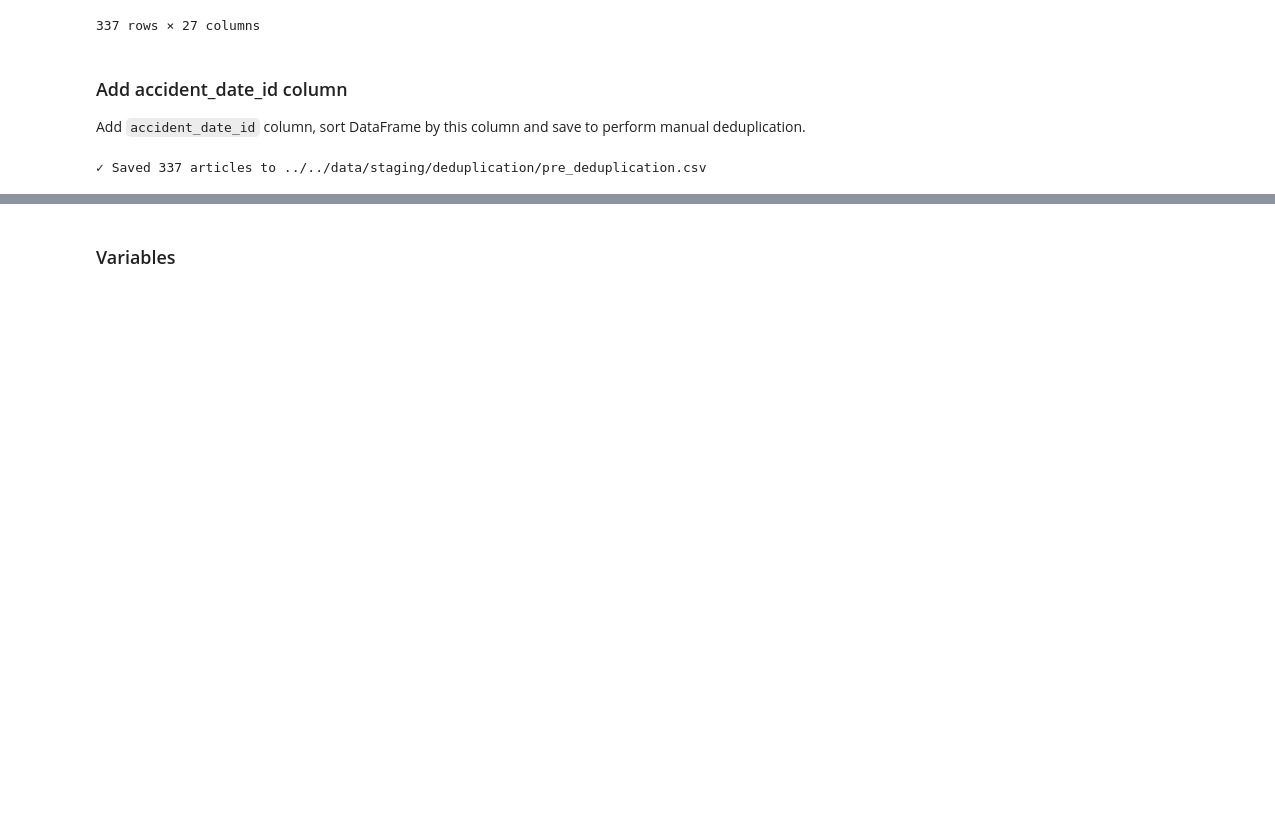
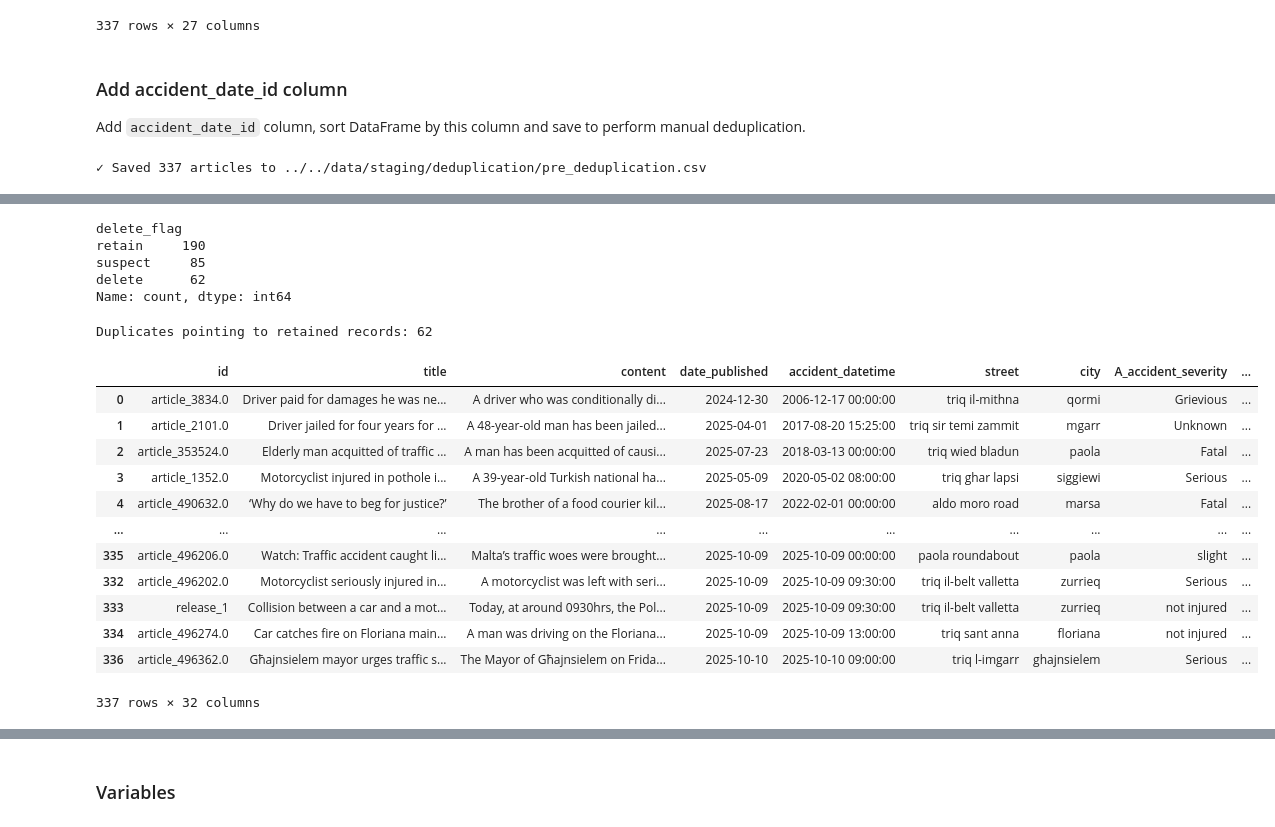
Before and after one commit to michael-vella/ics5110-assignment, a Jupyter notebook: notebooks/final/1_data_preparation.ipynb, the cells around one changed output, grey strips where cells are left out. Drawn from its saved outputs; the diff is of its cells as text; code cells hidden in the pictures; blank space fills up the shorter version.

```diff
--- a/notebooks/final/1_data_preparation.ipynb
+++ b/notebooks/final/1_data_preparation.ipynb
@@ -1411,0 +1538,61 @@ Extract features on the final DataFrame using rule based processing & dimensions
+# %%
+def resolve_duplicates_in_group(group):
+    # If there's only one item, or if all are already 'retain', no need to process
+    if len(group) == 1 or 'suspect' not in group['delete_flag'].values:
+        # Ensure duplicate_of_id column exists for groups with no duplicates
+        if 'duplicate_of_id' not in group.columns:
+            group['duplicate_of_id'] = None
+        return group
+
+    group_copy = group.copy()
+
+    # Assign numerical rank to severity for sorting
+    group_copy['severity_rank'] = group_copy['accident_severity'].map(severity_order)
+
+    # Assign a priority for 'release' IDs (lower number means higher priority)
+    group_copy['id_priority'] = group_copy['id'].apply(lambda x: 0 if 'release' in str(x).lower() else 1)
+
+    # Sort to prioritize retaining the "best" record based on criteria:
+    # 1. Worst accident_severity (highest severity_rank)
+    # 2. Highest total_injured
+    # 3. Prefer 'release' IDs (lower id_priority)
+    # 4. For news articles with identical city/street, prefer latest date_published (string comparison, descending)
+    # 5. As a final tie-breaker, use the 'id' itself to ensure deterministic selection (chronological order)
+    group_copy = group_copy.sort_values(
+        by=['severity_rank', 'total_injured', 'id_priority', 'date_published', 'id'],
+        ascending=[False, False, True, False, True] # False for severity_rank, total_injured, and date_published (descending), True for id_priority and id (ascending)
+    )
+
+    # The first row after sorting is the one to be retained
+    retained_id = group_copy.iloc[0]['id']
+
+    # Ensure duplicate_of_id column exists
+    if 'duplicate_of_id' not in group_copy.columns:
+        group_copy['duplicate_of_id'] = None
+
+    # Mark the first row after sorting as 'retain'
+    group_copy.iloc[0, group_copy.columns.get_loc('delete_flag')] = 'retain'
+    group_copy.iloc[0, group_copy.columns.get_loc('duplicate_of_id')] = None  # Retained record points to nothing
+
+    # Mark all other rows in this specific group as 'delete' and point to the retained ID
+    if len(group_copy) > 1:
+        group_copy.iloc[1:, group_copy.columns.get_loc('delete_flag')] = 'delete'
+        group_copy.iloc[1:, group_copy.columns.get_loc('duplicate_of_id')] = retained_id
+
+    return group_copy.drop(columns=['severity_rank', 'id_priority'])
+
+# Add the 'duplicate_of_id' column before processing
+accidents_with_duplicates_df['duplicate_of_id'] = None
+
+# Apply this resolution logic only to groups that were previously marked as 'suspect' or have potential duplicates
+# Group by the specified columns: accident_datetime, city, street
+accidents_with_duplicates_df = accidents_with_duplicates_df.groupby(
+    ['accident_datetime', 'city', 'street'],
+    group_keys=False # to avoid adding grouping keys to the result
+).apply(resolve_duplicates_in_group)
+
+print("Updated delete_flag after applying deduplication logic:")
+display(accidents_with_duplicates_df['delete_flag'].value_counts())
+print(f"\nDuplicates pointing to retained records: {accidents_with_duplicates_df['duplicate_of_id'].notna().sum()}")
+display(accidents_with_duplicates_df)
+# %% [output]
@@ -1411,0 +1600,19 @@ Extract features on the final DataFrame using rule based processing & dimensions
+delete_flag
+retain     190
+suspect     85
+delete      62
+Name: count, dtype: int64
+Duplicates pointing to retained records: 62
+|  | id | title | content | date_published | accident_datetime | street | city | A_accident_severity | ... |
+| 0 | article_3834.0 | Driver paid for damages he was ne... | A driver who was conditionally di... | 2024-12-30 | 2006-12-17 00:00:00 | triq il-mithna | qormi | Grievious | ... |
+| 1 | article_2101.0 | Driver jailed for four years for ... | A 48-year-old man has been jailed... | 2025-04-01 | 2017-08-20 15:25:00 | triq sir temi zammit | mgarr | Unknown | ... |
+| 2 | article_353524.0 | Elderly man acquitted of traffic ... | A man has been acquitted of causi... | 2025-07-23 | 2018-03-13 00:00:00 | triq wied bladun | paola | Fatal | ... |
+| 3 | article_1352.0 | Motorcyclist injured in pothole i... | A 39-year-old Turkish national ha... | 2025-05-09 | 2020-05-02 08:00:00 | triq ghar lapsi | siggiewi | Serious | ... |
+| 4 | article_490632.0 | ‘Why do we have to beg for justice?’ | The brother of a food courier kil... | 2025-08-17 | 2022-02-01 00:00:00 | aldo moro road | marsa | Fatal | ... |
+| ... | ... | ... | ... | ... | ... | ... | ... | ... | ... |
+| 335 | article_496206.0 | Watch: Traffic accident caught li... | Malta’s traffic woes were brought... | 2025-10-09 | 2025-10-09 00:00:00 | paola roundabout | paola | slight | ... |
+| 332 | article_496202.0 | Motorcyclist seriously injured in... | A motorcyclist was left with seri... | 2025-10-09 | 2025-10-09 09:30:00 | triq il-belt valletta | zurrieq | Serious | ... |
+| 333 | release_1 | Collision between a car and a mot... | Today, at around 0930hrs, the Pol... | 2025-10-09 | 2025-10-09 09:30:00 | triq il-belt valletta | zurrieq | not injured | ... |
+| 334 | article_496274.0 | Car catches fire on Floriana main... | A man was driving on the Floriana... | 2025-10-09 | 2025-10-09 13:00:00 | triq sant anna | floriana | not injured | ... |
+| 336 | article_496362.0 | Għajnsielem mayor urges traffic s... | The Mayor of Għajnsielem on Frida... | 2025-10-10 | 2025-10-10 09:00:00 | triq l-imgarr | ghajnsielem | Serious | ... |
+337 rows × 32 columns
```
Also changed, not shown: parts of 21 cells of this notebook, 2 other files.
